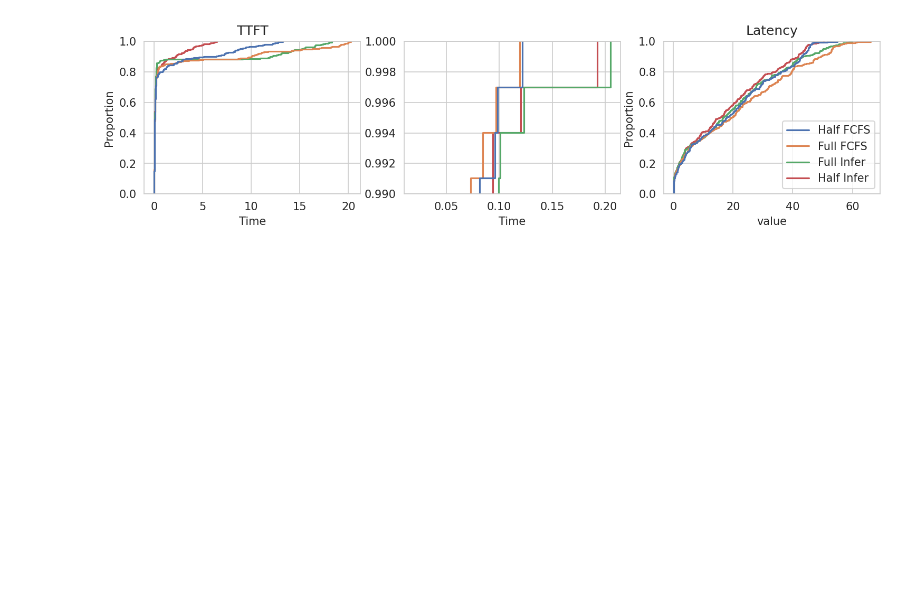
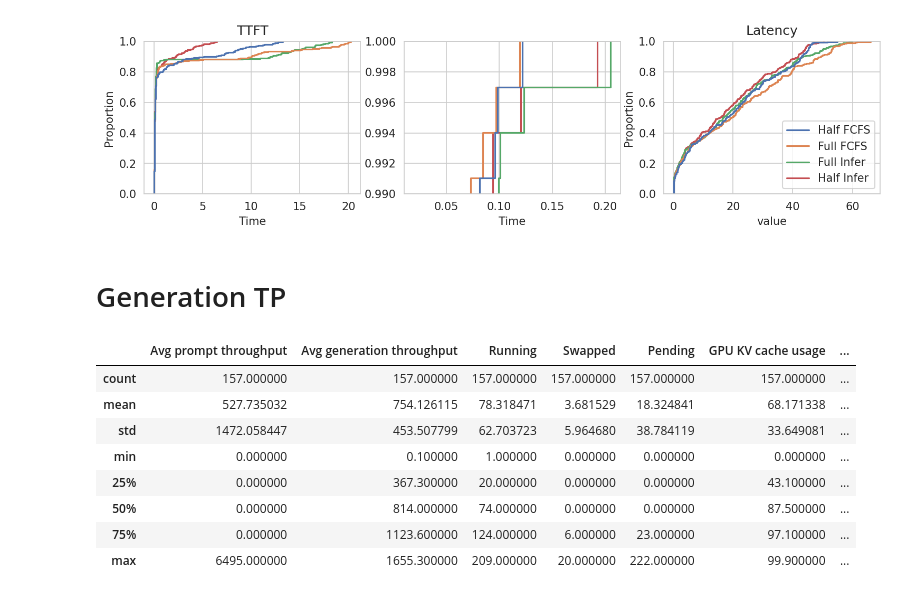
Before and after one commit to chengzhi-lu/vllm, a Jupyter notebook: benchmarks/result/analysis/result_analysis.ipynb, the cells around one changed output. Saved outputs shown, nothing was run; the diff lists cells and outputs as text; code cells hidden in the pictures; blank space fills up the shorter version.

```diff
--- a/benchmarks/result/analysis/result_analysis.ipynb
+++ b/benchmarks/result/analysis/result_analysis.ipynb
@@ -488,3 +490,24 @@ ax[1].set_ylim(0.99, 1)
 # %% [output]
 (0.99, 1.0)
 [figure]
+# %% [markdown]
+# Generation TP
+# %%
+date = "20240715"
+counters = [355]
+dir_names= [os.path.join(base_dir, date, str(counter)) for counter in counters]
+# %%
+infer_result = pd.read_csv(os.path.join(dir_names[0], '1000.0qps-Llama-2-13b-chat-hf-041431-infer.csv'))
+fcfs_result = pd.read_csv(os.path.join(dir_names[0], '1000.0qps-Llama-2-13b-chat-hf-042221-fcfs.csv'))
+# %%
+infer_result.describe()
+# %% [output]
+|  | Avg prompt throughput | Avg generation throughput | Running | Swapped | Pending | GPU KV cache usage | ... |
+| count | 157.000000 | 157.000000 | 157.000000 | 157.000000 | 157.000000 | 157.000000 | ... |
+| mean | 527.735032 | 754.126115 | 78.318471 | 3.681529 | 18.324841 | 68.171338 | ... |
+| std | 1472.058447 | 453.507799 | 62.703723 | 5.964680 | 38.784119 | 33.649081 | ... |
+| min | 0.000000 | 0.100000 | 1.000000 | 0.000000 | 0.000000 | 0.000000 | ... |
+| 25% | 0.000000 | 367.300000 | 20.000000 | 0.000000 | 0.000000 | 43.100000 | ... |
+| 50% | 0.000000 | 814.000000 | 74.000000 | 0.000000 | 0.000000 | 87.500000 | ... |
+| 75% | 0.000000 | 1123.600000 | 124.000000 | 6.000000 | 23.000000 | 97.100000 | ... |
+| max | 6495.000000 | 1655.300000 | 209.000000 | 20.000000 | 222.000000 | 99.900000 | ... |
```
Also changed, not shown: parts of 2 cells of this notebook, 11 other files.
